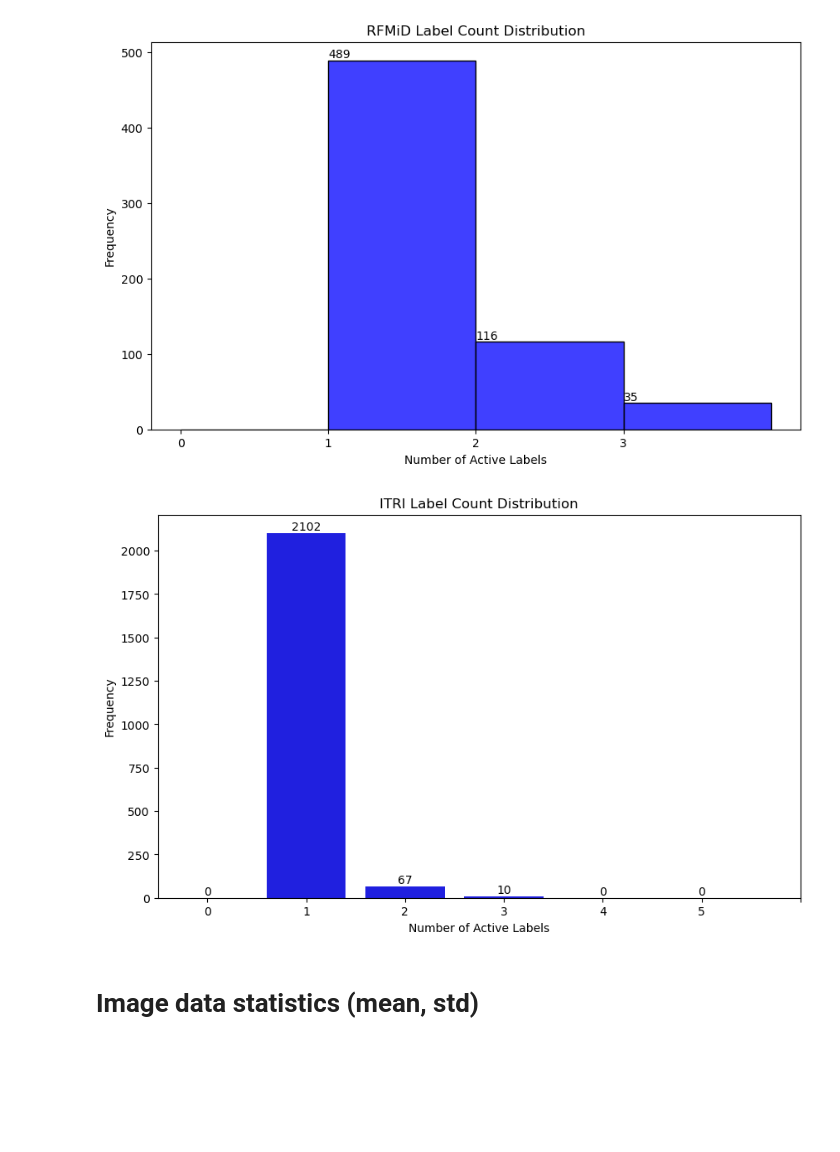
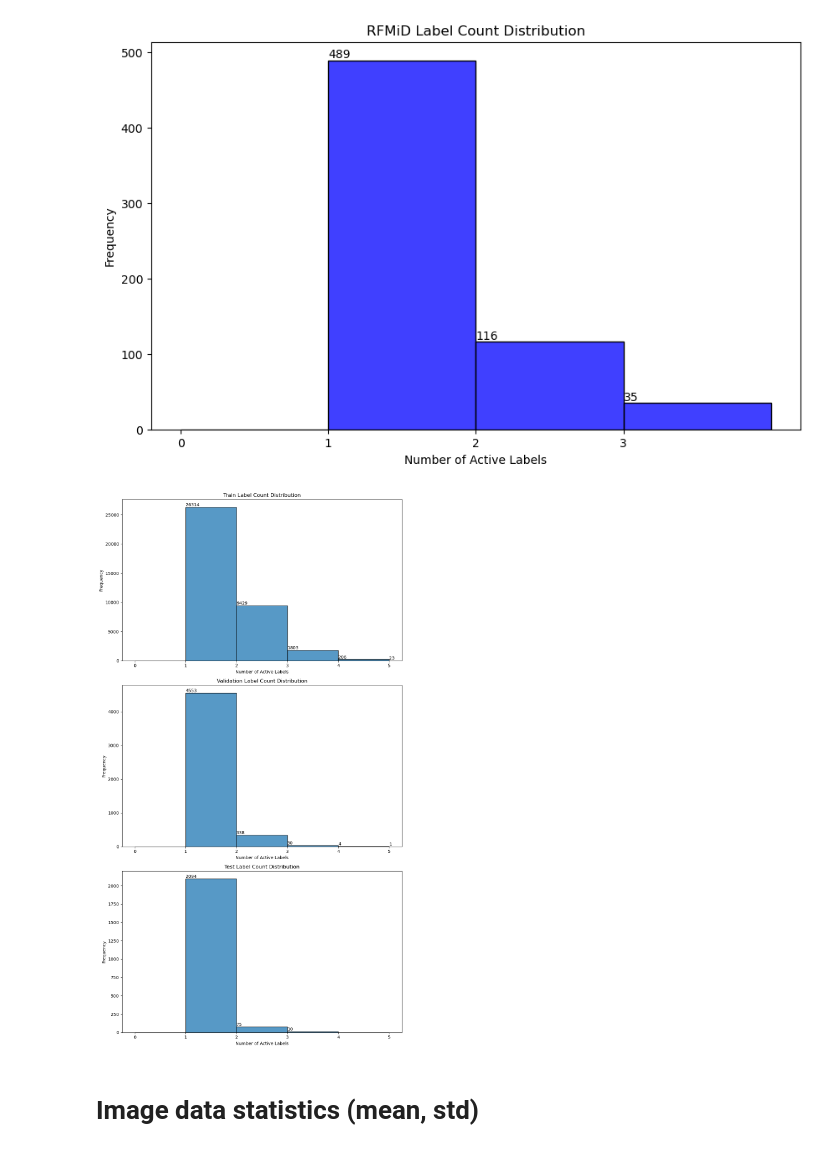
Before and after one commit to stevenlinlinlin/Multilabel-Fundus-Image-Classificaiton, a Jupyter notebook: data_analysis.ipynb, the cells around one changed output. Drawn from its saved outputs; the diff is of its cells as text; code cells hidden in the pictures; blank space fills up the shorter version.

```diff
--- a/data_analysis.ipynb
+++ b/data_analysis.ipynb
@@ -139,29 +172,43 @@ for index, value in count_frequencies.items():
 plt.show()
 # %% [output]
 [figure]
-# %%
-import seaborn as sns
-import matplotlib.pyplot as plt
-
-# counts = [0, 22759+4127, 9744, 1875, 218, 24] # Train data
-counts = [0, 1475+627, 67, 10, 0, 0] # Test data
-
-numeric_labels = [0, 1, 2, 3, 4, 5]  # Numeric representation for the number of labels
-
-plt.figure(figsize=(10, 6))
-bars = sns.barplot(x=numeric_labels, y=counts, color='blue')
-plt.title('ITRI Label Count Distribution')
-plt.xlabel('Number of Active Labels')
-plt.ylabel('Frequency')
-
-for bar in bars.patches:
-    bars.annotate(format(bar.get_height(), '.0f'),
-                  (bar.get_x() + bar.get_width() / 2,
-                   bar.get_height()), ha='center', va='bottom')
-plt.xticks(range(len(counts)+1))
-plt.show()
-# %% [output]
-[figure, removed]
+# %%
+import pandas as pd
+import matplotlib.pyplot as plt
+import seaborn as sns
+
+datasets = {
+    'Train': './data/fundus/ITRI/train_itri.csv',
+    'Validation': './data/fundus/ITRI/valid_itri.csv',
+    'Test': './data/fundus/ITRI/test_itri.csv'
+}
+
+plt.figure(figsize=(10, 18))  # 整体图的大小
+
+for i, (set_name, file_path) in enumerate(datasets.items(), 1):
+    df = pd.read_csv(file_path)
+    label_counts = df.drop('path', axis=1).sum(axis=1)
+    count_frequencies = label_counts.value_counts().sort_index()
+
+    # 创建子图
+    plt.subplot(3, 1, i)
+    # sns.histplot(label_counts, bins=range(int(label_counts.max()) + 2), kde=False)
+    sns.histplot(label_counts, bins=range(6), kde=False)
+    plt.title(f'{set_name} Label Count Distribution')
+    plt.xlabel('Number of Active Labels')
+    plt.ylabel('Frequency')
+    # plt.xticks(range(int(label_counts.max()) + 1))
+    plt.xticks(range(6))
+
+    # 在条形图上添加数字
+    for index, value in count_frequencies.items():
+        plt.text(index, value, str(value), ha='left', va='bottom')
+
+# 显示整个图
+plt.tight_layout()  # 自动调整子图参数，使之填充整个图像区域
+plt.show()
+# %% [output]
+[figure, added]
 # %% [markdown]
 # Image data statistics (mean, std)
 # %%
```
Also changed, not shown: parts of 3 cells of this notebook, 1 other file.
